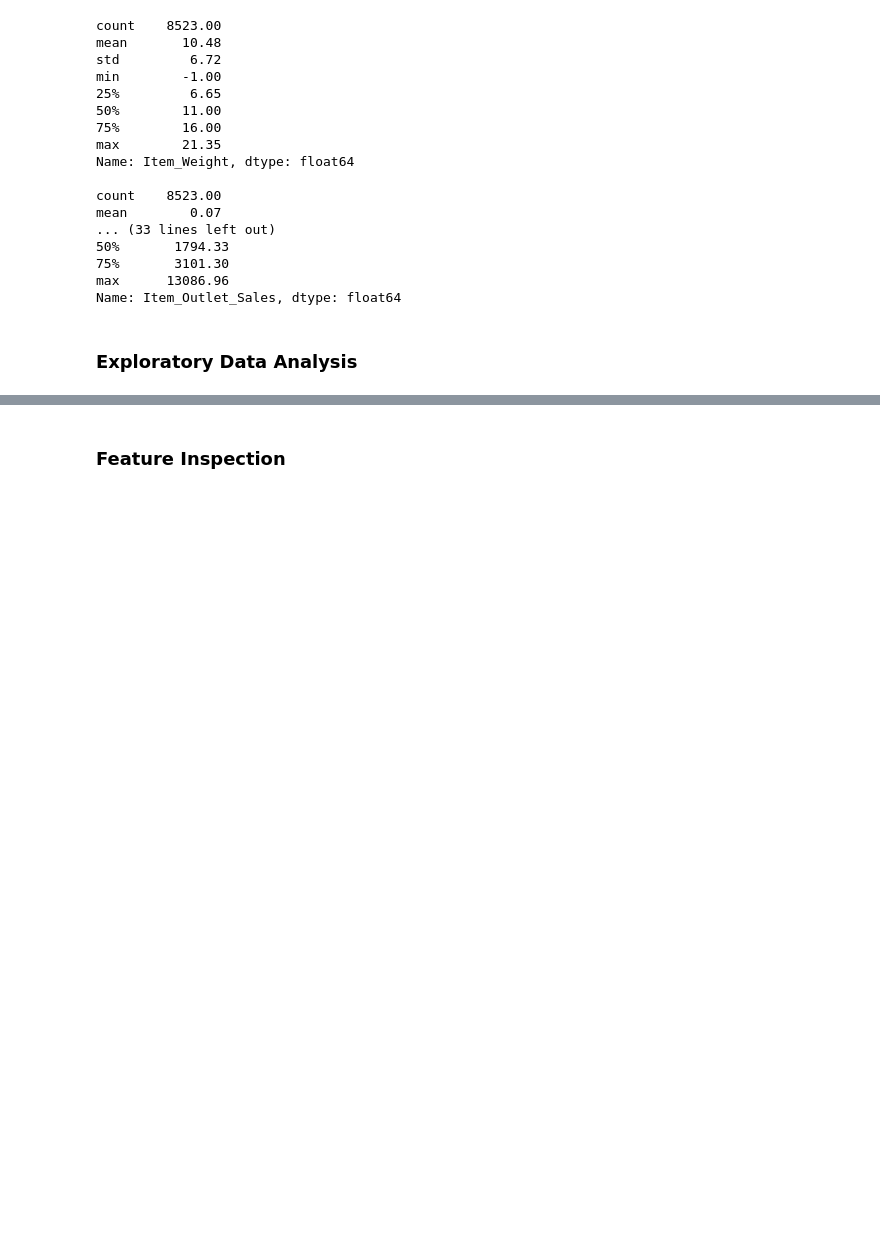
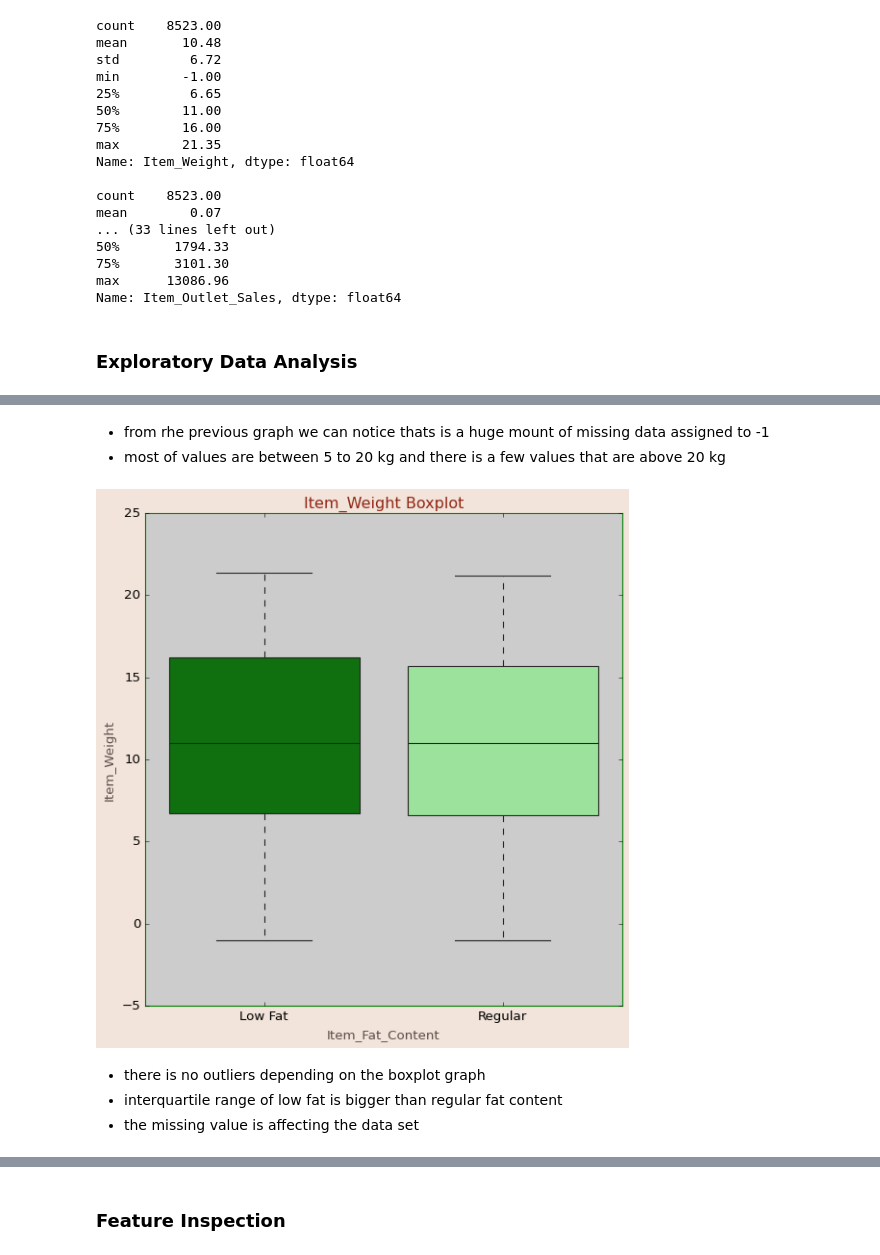
Before and after one commit to YazanMaghary/Prediction-of-Product-Sales, a Jupyter notebook: Prediction_of_Product_Sales.ipynb, the cells around one changed output, grey strips where cells are left out. Cells and saved outputs as stored; diff of their text form; code cells hidden in the pictures; blank space fills up the shorter version.

```diff
--- a/Prediction_of_Product_Sales.ipynb
+++ b/Prediction_of_Product_Sales.ipynb
@@ -205,0 +297,14 @@ Name: Item_Outlet_Sales, dtype: float64
+# %% [markdown]
+* from rhe previous graph we can notice thats is a huge mount of missing data assigned to -1
+* most of values are between 5 to 20 kg and there is a few values that are above 20 kg
+# %%
+fig ,ax = plt.subplots(figsize=(8,8))
+ax = sns.boxplot(data=df , y='Item_Weight',hue='Item_Fat_Content' ,palette=['g', 'lightgreen'] ,orient='v' , legend=False, x ='Item_Fat_Content' )
+ax.set_title("Item_Weight Boxplot")
+plt.show()
+# %% [output]
+[figure, added]
+# %% [markdown]
+* there is no outliers depending on the boxplot graph
+* interquartile range of low fat is bigger than regular fat content
+* the missing value is affecting the data set
```
Also changed, not shown: parts of 37 cells of this notebook.
